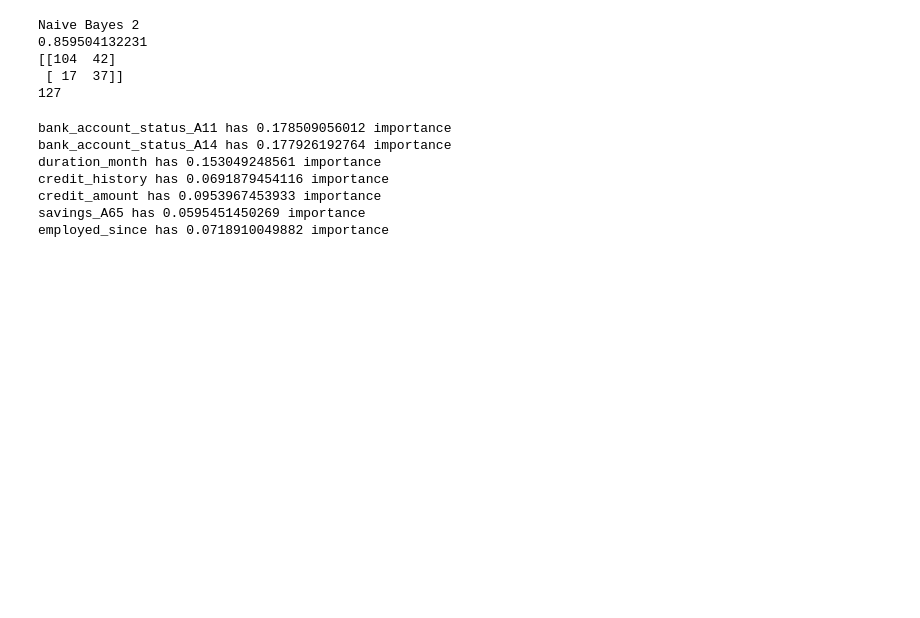
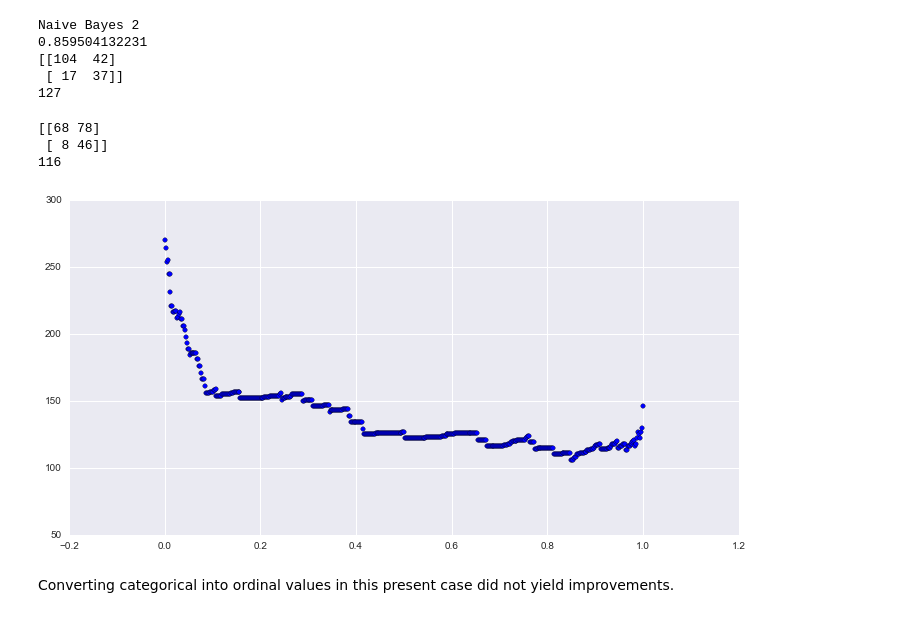
Before and after one commit to rlhez/scoring, a Jupyter notebook: scoring.ipynb, the cells around one changed output. Saved outputs shown, nothing was run; the diff lists cells and outputs as text; code cells hidden in the pictures; blank space fills up the shorter version.

```diff
--- a/scoring.ipynb
+++ b/scoring.ipynb
@@ -556,17 +553,28 @@ Naive Bayes 2
 [[104  42]
  [ 17  37]]
 127
-# %%
-features = nb_model_num.best_estimator_.steps[0][1].estimator.fit(X_train_num,y_train_num).feature_importances_
-
-for i,f in enumerate(features):
-    if f > 0.05:
-        print "{0} has {1} importance".format(X_all_num.columns[i],f)
-# %% [output]
-bank_account_status_A11 has 0.178509056012 importance
-bank_account_status_A14 has 0.177926192764 importance
-duration_month has 0.153049248561 importance
-credit_history has 0.0691879454116 importance
-credit_amount has 0.0953967453933 importance
-savings_A65 has 0.0595451450269 importance
-employed_since has 0.0718910049882 importance
+# %%
+def chooseThreshold(model,new_threshold):
+    prediction = []
+    probas = model.predict_proba(X_test_num)
+    for proba in probas:
+        if proba[0] > new_threshold:
+            prediction.append(1)
+        else:
+            prediction.append(2)
+    return prediction
+# %%
+thresholds = np.linspace(0,1,500)
+
+for t in thresholds:
+    plt.scatter(t,cost(y_test_num,chooseThreshold(nb_model_num,t)))
+
+print confusion_matrix(y_test,chooseThreshold(nb_model_num,0.96))
+print cost(y_test,chooseThreshold(nb_model_num,0.97))
+# %% [output]
+[[68 78]
+ [ 8 46]]
+116
+[figure, added]
+# %% [markdown]
+Converting categorical into ordinal values in this present case did not yield improvements.
```
Also changed, not shown: parts of 49 cells of this notebook, 1 other file.
